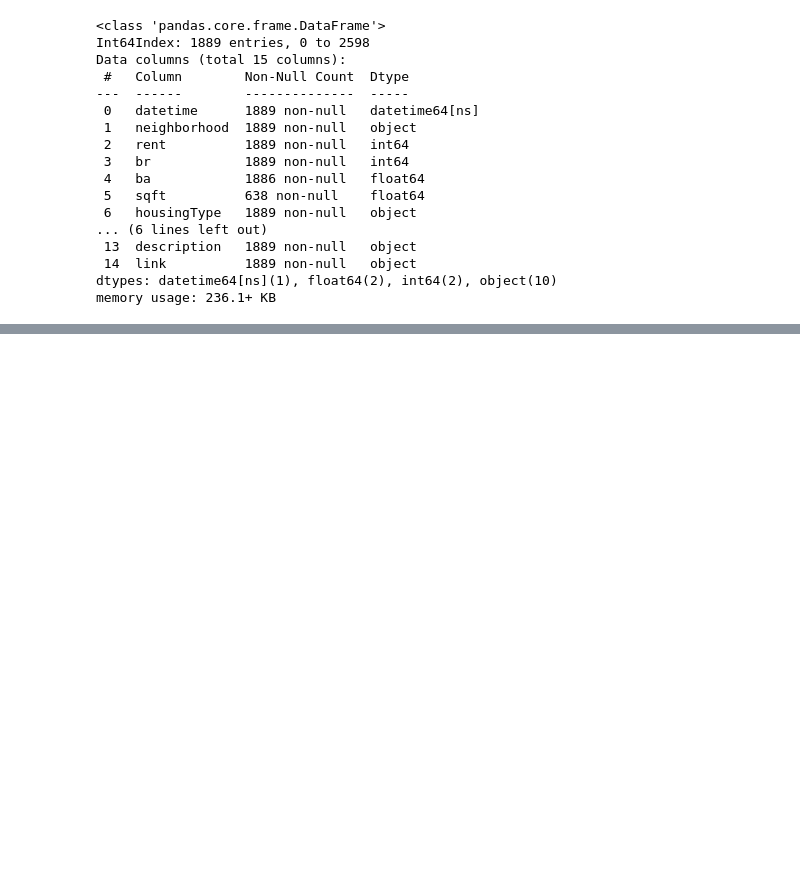
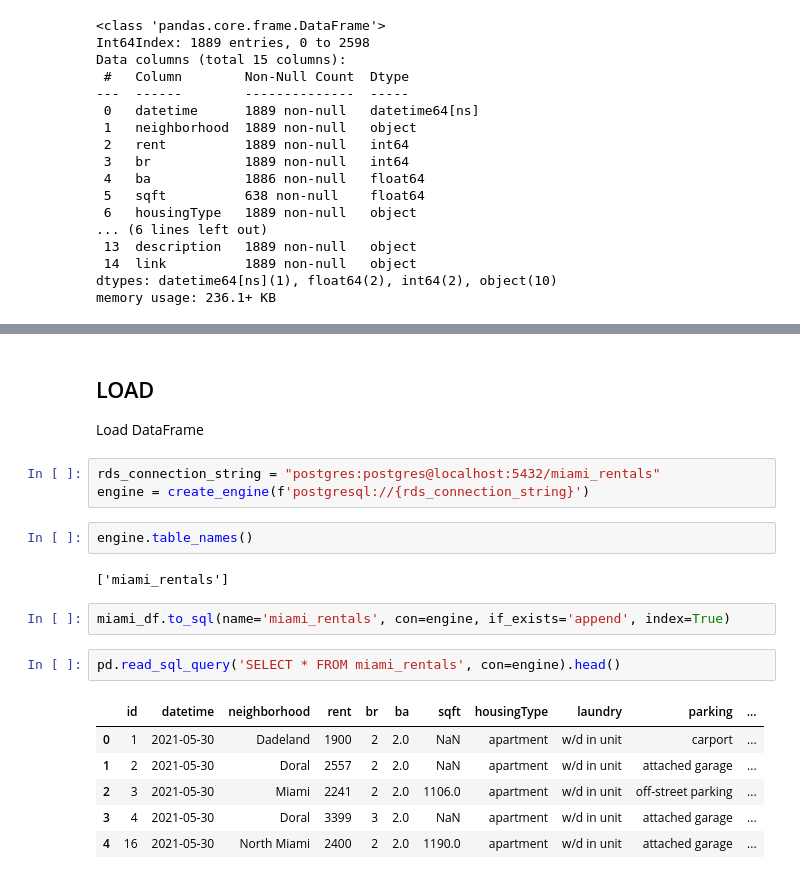
Before and after one commit to vandrade88/machine-learning-project, a Jupyter notebook: ETL/ETL.ipynb, the cells around one changed output, grey strips where cells are left out. Saved outputs shown, nothing was run; the diff lists cells and outputs as text; blank space fills up the shorter version.

```diff
--- a/ETL/ETL.ipynb
+++ b/ETL/ETL.ipynb
@@ -556,3 +550,24 @@ Data columns (total 15 columns):
  14  link          1836 non-null   object
 dtypes: datetime64[ns](1), float64(2), int64(2), object(10)
 memory usage: 229.5+ KB
+# %% [markdown]
+## LOAD
+Load DataFrame
+# %%
+rds_connection_string = "postgres:postgres@localhost:5432/miami_rentals"
+engine = create_engine(f'postgresql://{rds_connection_string}')
+# %%
+engine.table_names()
+# %% [output]
+['miami_rentals']
+# %%
+miami_df.to_sql(name='miami_rentals', con=engine, if_exists='append', index=True)
+# %%
+pd.read_sql_query('SELECT * FROM miami_rentals', con=engine).head()
+# %% [output]
+|  | id | datetime | neighborhood | rent | br | ba | sqft | housingType | laundry | parking | ... |
+| 0 | 1 | 2021-05-30 | Dadeland | 1900 | 2 | 2.0 | NaN | apartment | w/d in unit | carport | ... |
+| 1 | 2 | 2021-05-30 | Doral | 2557 | 2 | 2.0 | NaN | apartment | w/d in unit | attached garage | ... |
+| 2 | 3 | 2021-05-30 | Miami | 2241 | 2 | 2.0 | 1106.0 | apartment | w/d in unit | off-street parking | ... |
+| 3 | 4 | 2021-05-30 | Doral | 3399 | 3 | 2.0 | NaN | apartment | w/d in unit | attached garage | ... |
+| 4 | 16 | 2021-05-30 | North Miami | 2400 | 2 | 2.0 | 1190.0 | apartment | w/d in unit | attached garage | ... |
```
Also changed, not shown: parts of 10 cells of this notebook.
